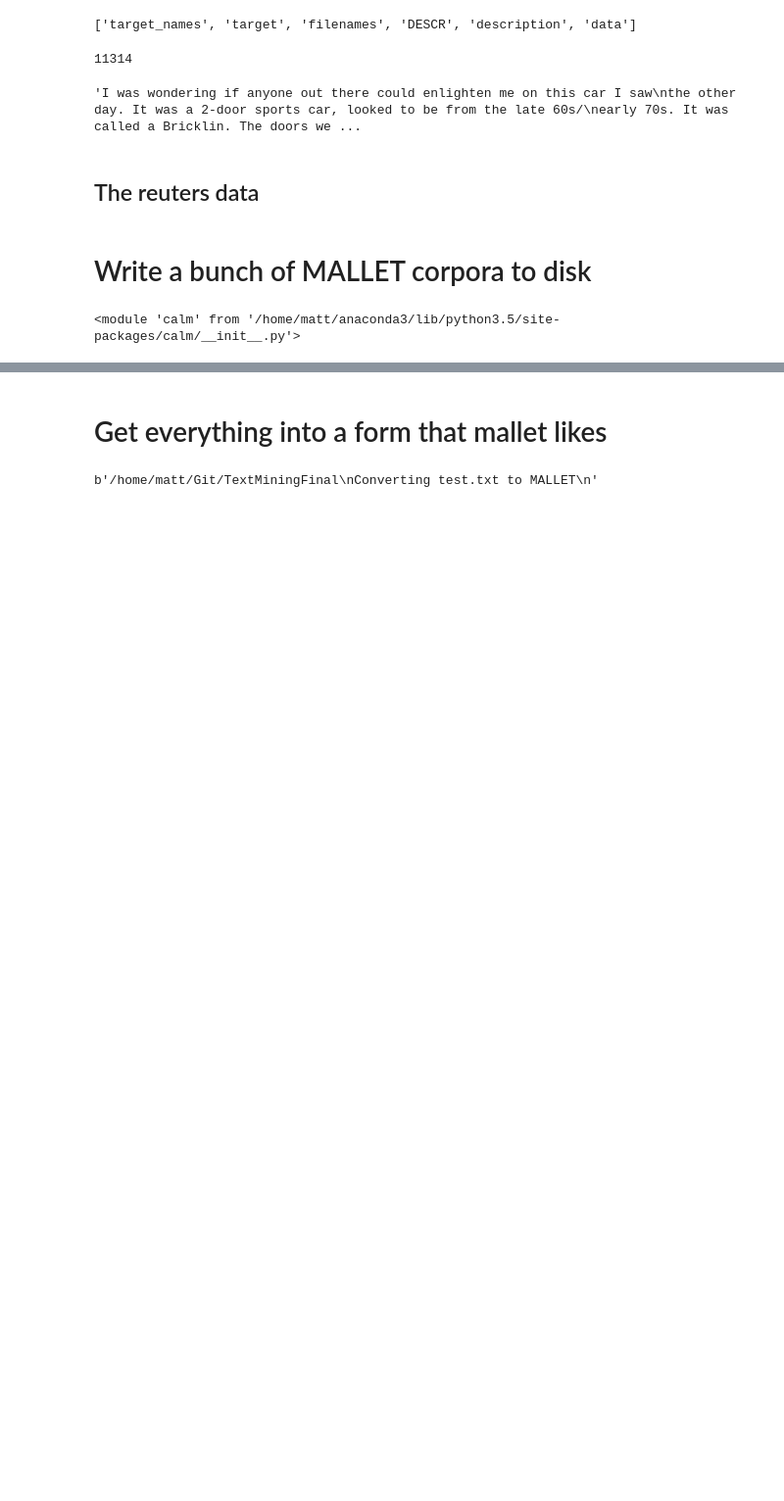
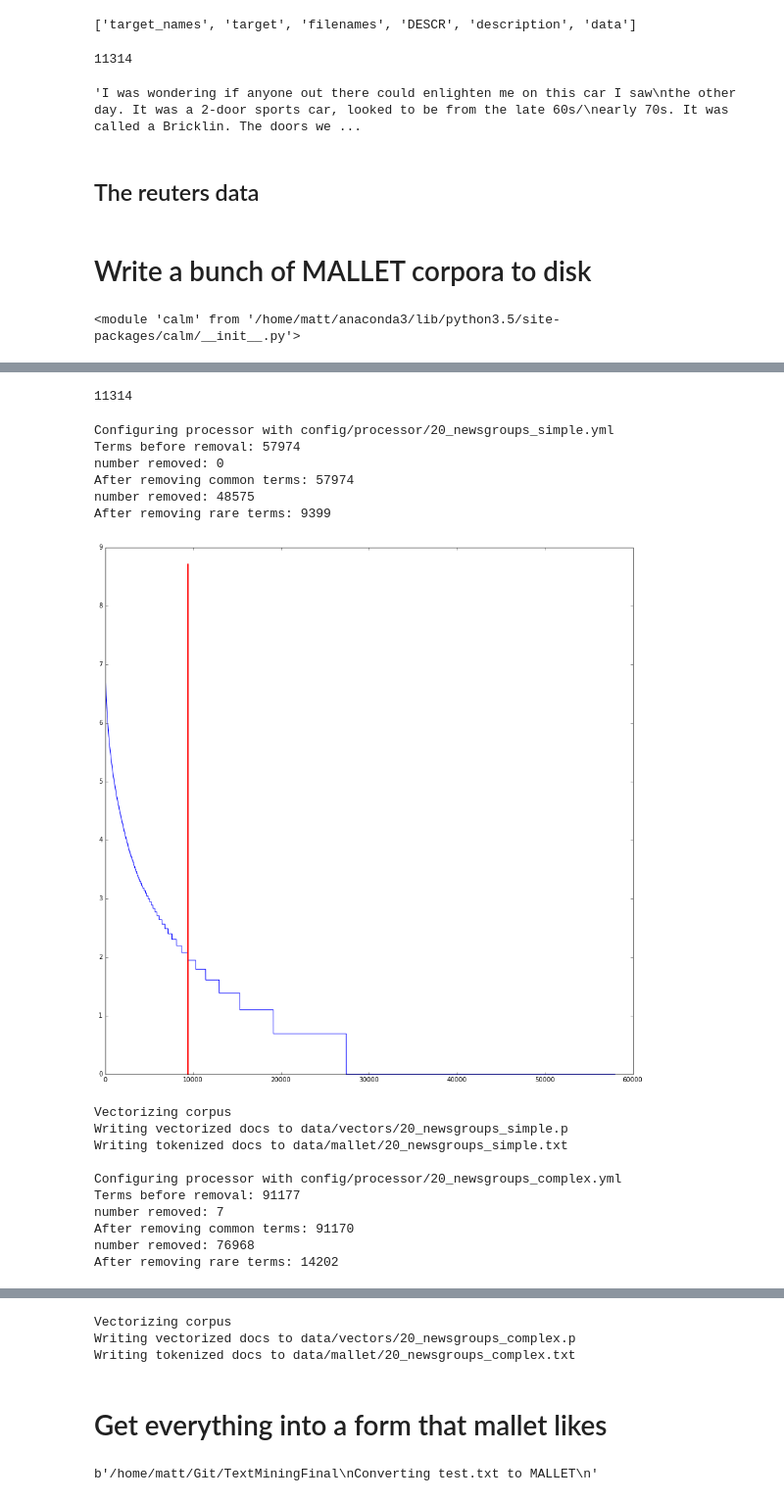
Before and after one commit to mattHawthorn/TextMiningFInal, a Jupyter notebook: code/Write_all_to_disk.ipynb, the cells around one changed output, grey strips where cells are left out. Shown at 98% size. Cells and saved outputs as stored; diff of their text form; code cells hidden in the pictures; blank space fills up the shorter version.

```diff
--- a/code/Write_all_to_disk.ipynb
+++ b/code/Write_all_to_disk.ipynb
@@ -172,0 +204,29 @@ Writing tokenized docs to data/mallet/20_newsgroups_complex.txt
+# %%
+maxDF = 0.75 # 75% of the corpus
+minDF = 7 # 10 docs
+# %%
+len(newsgroups['data'])
+# %% [output]
+11314
+# %%
+for config in news_processor_configs:
+    compute_and_write_tokens_and_vectors(config,texts=newsgroups['data'],labels=newsgroups['target'],
+                                         IDs=range(len(newsgroups['data'])),maxDF=maxDF,minDF=minDF,save=True)
+# %% [output]
+Configuring processor with config/processor/20_newsgroups_simple.yml
+Terms before removal: 57974
+number removed: 0
+After removing common terms: 57974
+number removed: 48575
+After removing rare terms: 9399
+[figure, added]
+Vectorizing corpus
+Writing vectorized docs to data/vectors/20_newsgroups_simple.p
+Writing tokenized docs to data/mallet/20_newsgroups_simple.txt
+
+Configuring processor with config/processor/20_newsgroups_complex.yml
+Terms before removal: 91177
+number removed: 7
+After removing common terms: 91170
+number removed: 76968
+After removing rare terms: 14202
@@ -173,3 +234,6 @@ Writing tokenized docs to data/mallet/20_newsgroups_complex.txt
+Vectorizing corpus
+Writing vectorized docs to data/vectors/20_newsgroups_complex.p
+Writing tokenized docs to data/mallet/20_newsgroups_complex.txt
 # %% [markdown]
 # Get everything into a form that mallet likes
 # %%
```
Also changed, not shown: parts of 12 cells of this notebook, 8 other files.
